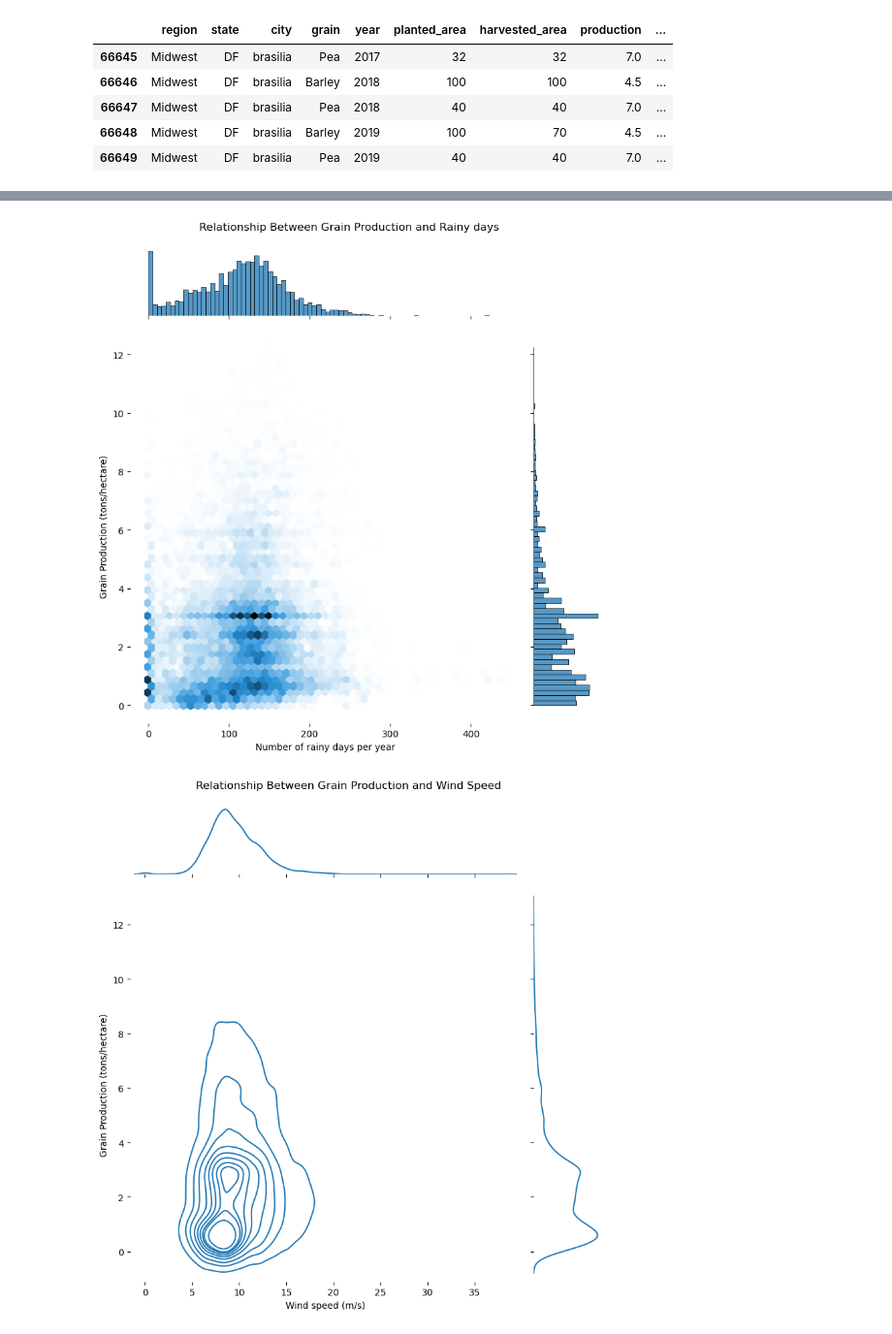
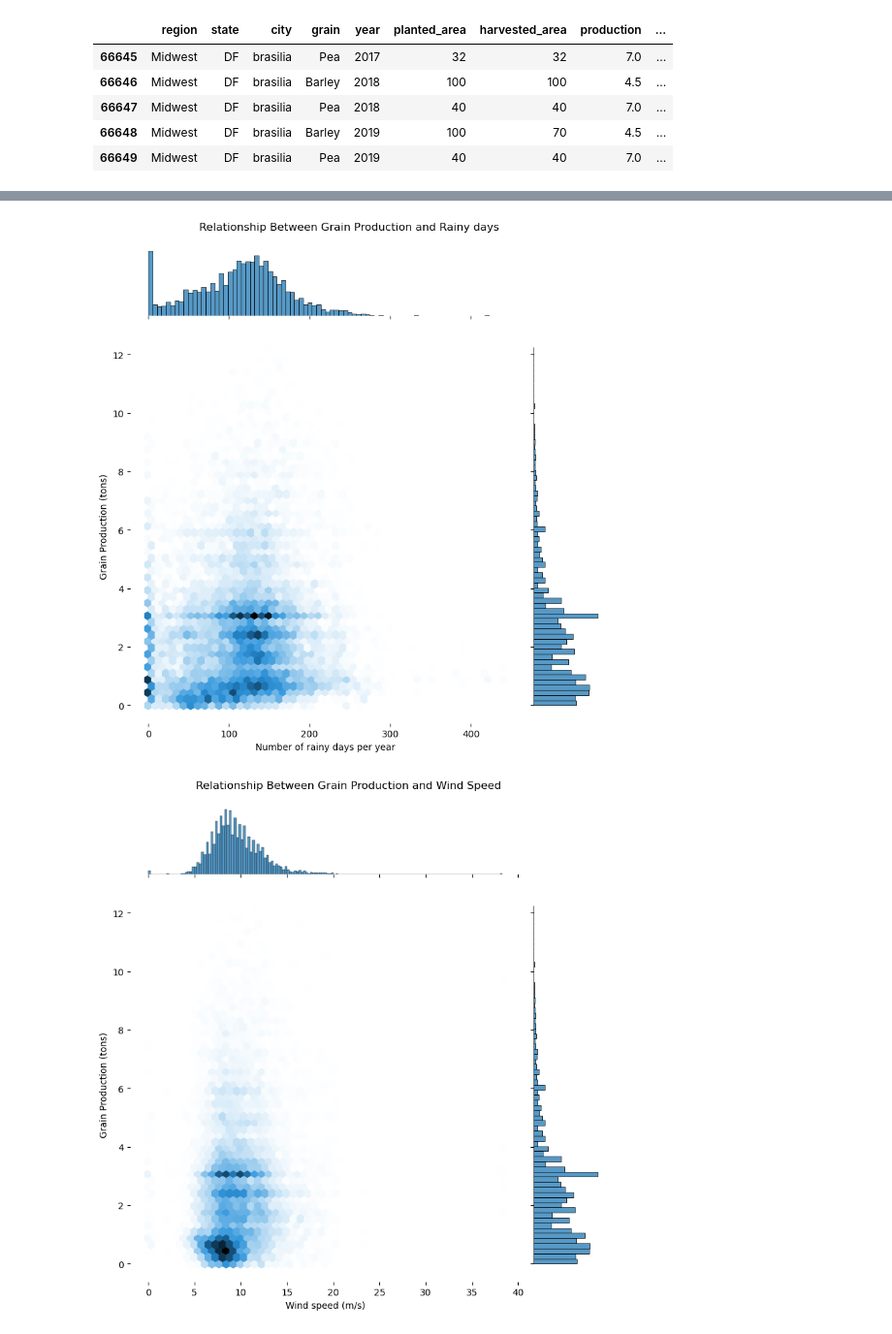
Before and after one commit to Squinelato/eEDB-001-2024-4, a Jupyter notebook: exercise_1/brazil_grain_analysis.ipynb, the cells around one changed output, grey strips where cells are left out. Shown at 97% size. Drawn from its saved outputs; the diff is of its cells as text; code cells hidden in the pictures.

```diff
--- a/exercise_1/brazil_grain_analysis.ipynb
+++ b/exercise_1/brazil_grain_analysis.ipynb
@@ -465,25 +561,25 @@ sns.jointplot(
 )
 
 plt.xlabel('Number of rainy days per year')
-plt.ylabel('Grain Production (tons/hectare)')
+plt.ylabel('Grain Production (tons)')
 plt.suptitle('Relationship Between Grain Production and Rainy days', y=1.03)
 
 sns.despine(left=True, bottom=True)
 # %% [output]
-[figure, old version]
+[figure, new version]
 # %%
 sns.jointplot(
    data=df_environment_impact,
    y='production',
    x='maximum_wind_speed',
-   kind='kde',
+   kind='hex',
    height=8,
 )
 
 plt.xlabel('Wind speed (m/s)')
-plt.ylabel('Grain Production (tons/hectare)')
+plt.ylabel('Grain Production (tons)')
 plt.suptitle('Relationship Between Grain Production and Wind Speed', y=1.03)
 
 sns.despine(left=True, bottom=True)
 # %% [output]
-[figure, old version]
+[figure, new version]
```
Also changed, not shown: parts of 20 cells of this notebook, 46 other files.
